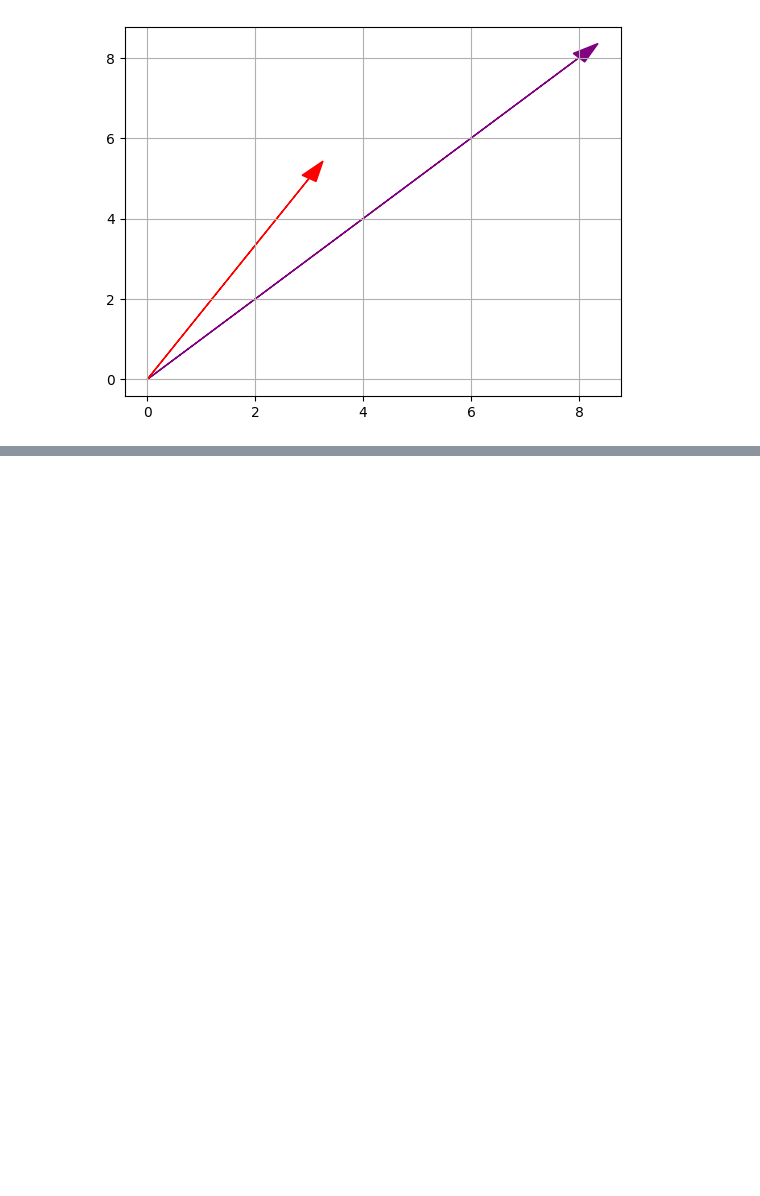
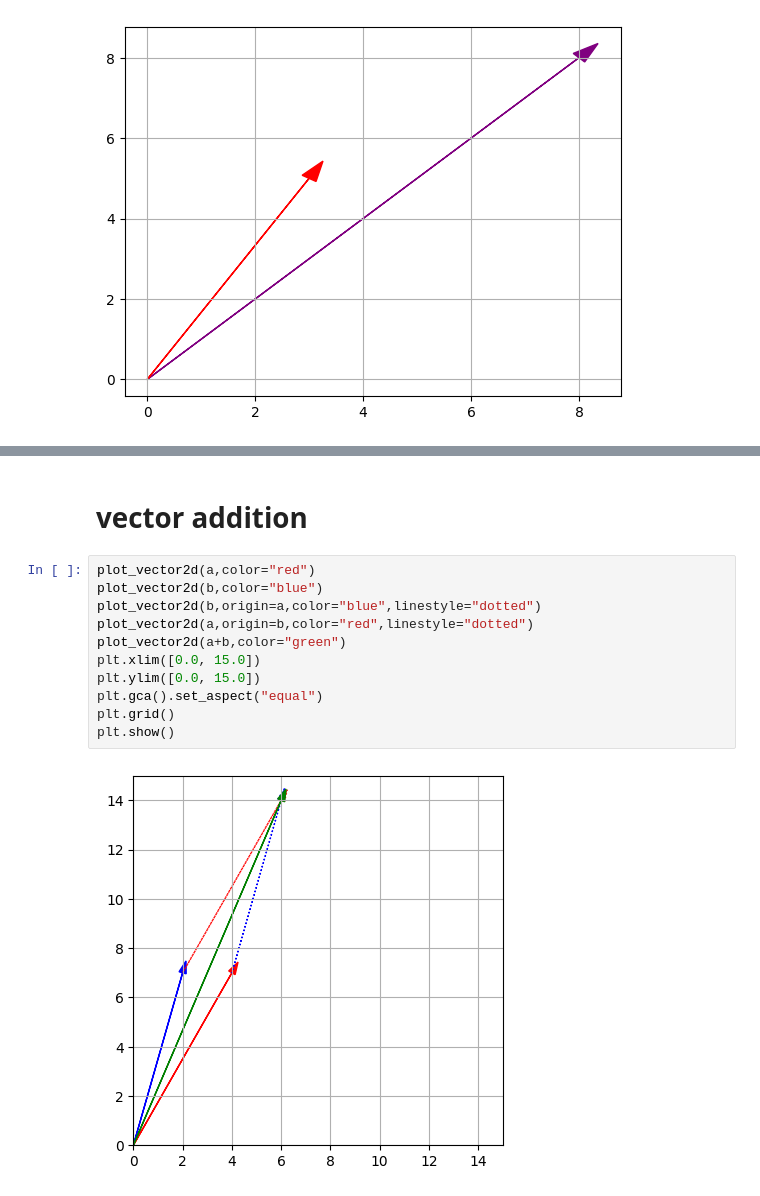
Before and after one commit to UTKARSHSAHAREE/Utkarshsahare, a Jupyter notebook: my_workon_linalg.ipynb, the cells around one changed output, grey strips where cells are left out. Drawn from its saved outputs; the diff is of its cells as text; blank space fills up the shorter version.

```diff
--- a/my_workon_linalg.ipynb
+++ b/my_workon_linalg.ipynb
@@ -32,0 +84,15 @@ a=
+# %% [markdown]
+# **vector addition**
+# %%
+plot_vector2d(a,color="red")
+plot_vector2d(b,color="blue")
+plot_vector2d(b,origin=a,color="blue",linestyle="dotted")
+plot_vector2d(a,origin=b,color="red",linestyle="dotted")
+plot_vector2d(a+b,color="green")
+plt.xlim([0.0, 15.0])
+plt.ylim([0.0, 15.0])
+plt.gca().set_aspect("equal")
+plt.grid()
+plt.show()
+# %% [output]
+[figure, added]
```
Also changed, not shown: parts of 18 cells of this notebook.
